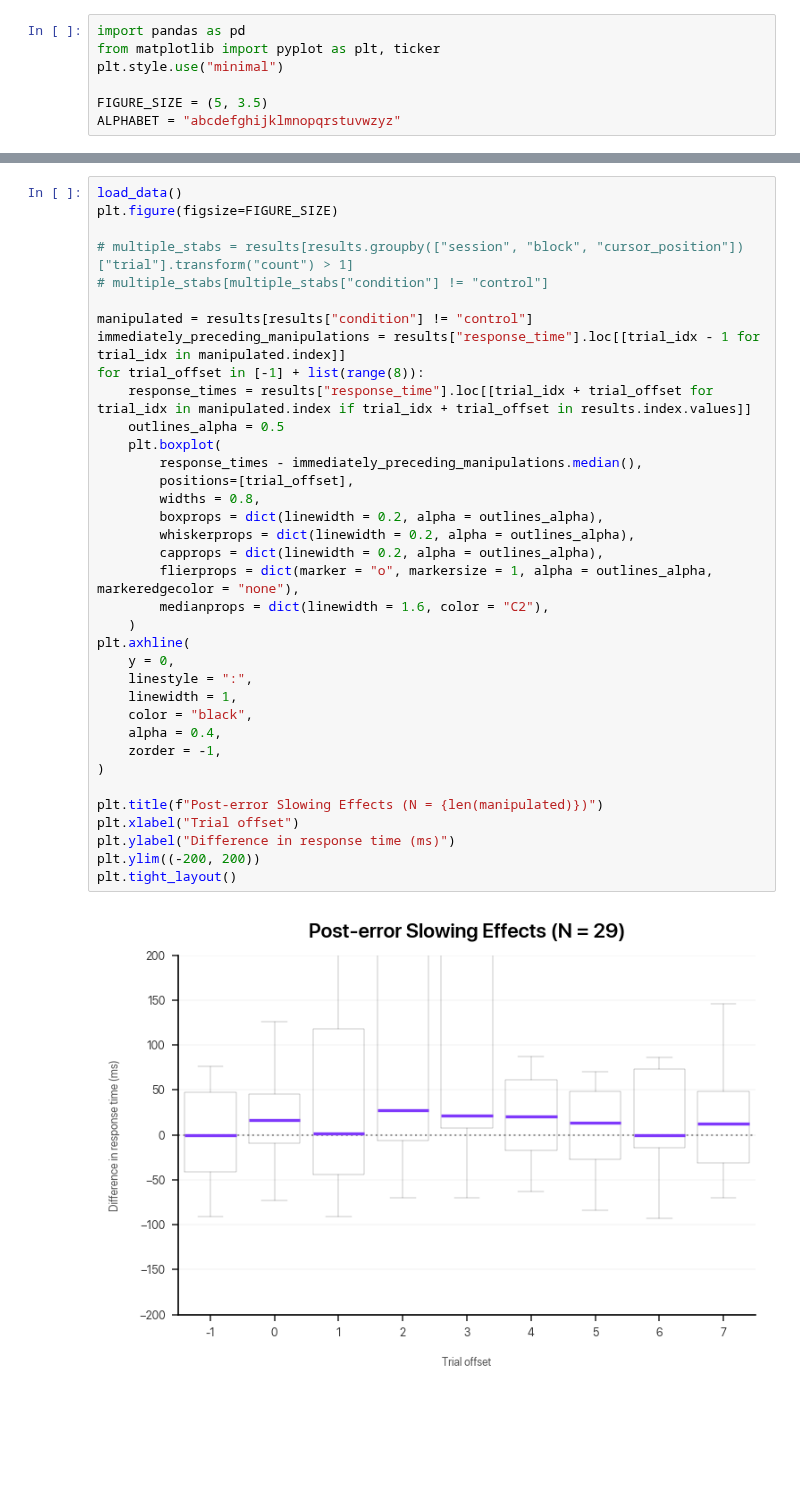
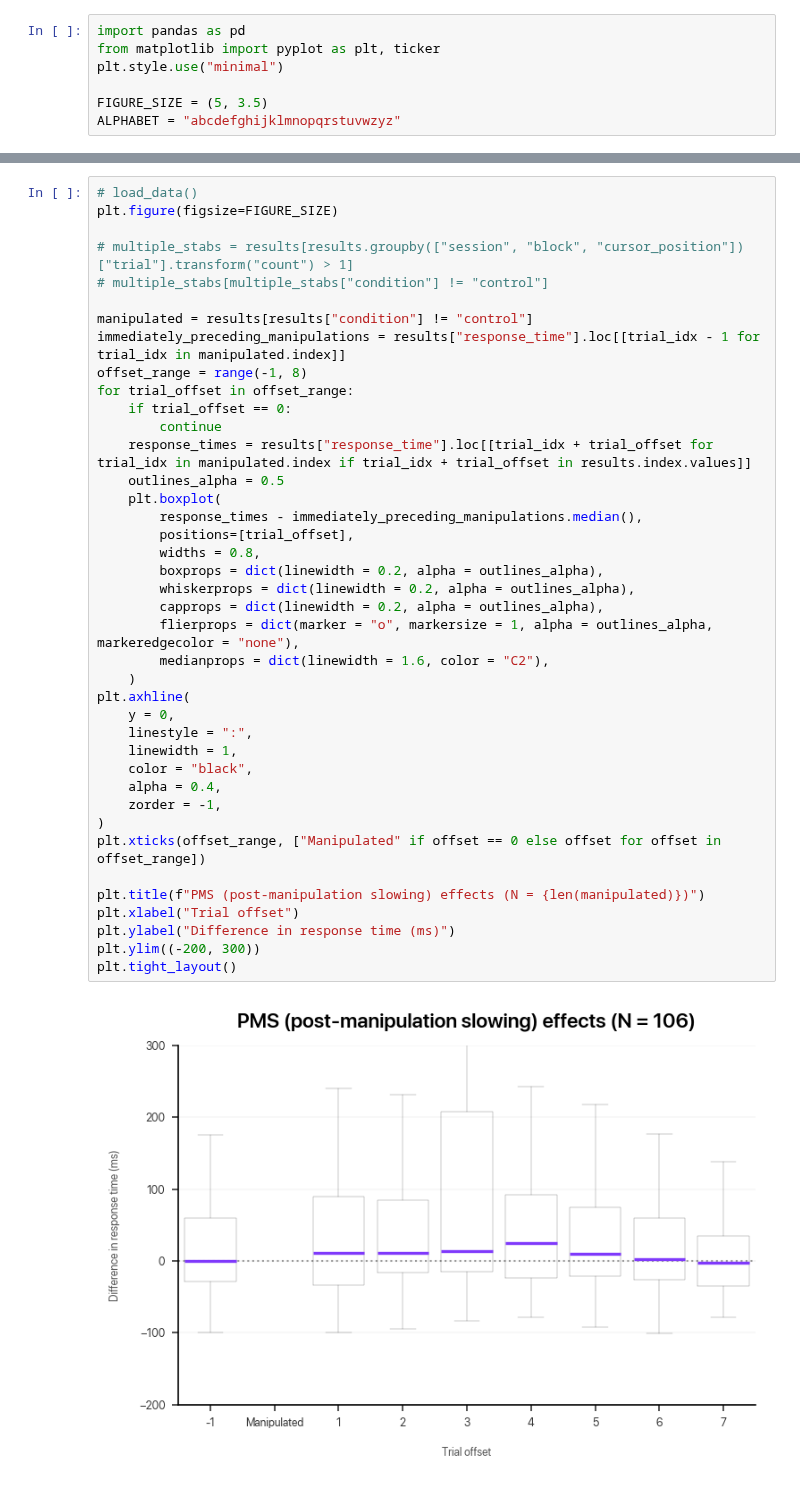
Before and after one commit to dlundgaard/AuthorshipArtifice, a Jupyter notebook: data_pipeline.ipynb, the cells around one changed output, grey strips where cells are left out. Drawn from its saved outputs; the diff is of its cells as text; blank space fills up the shorter version.

Commit message:
corrected "post-error slowing" to "post-manipulation slowing" in analysis

```diff
--- a/data_pipeline.ipynb
+++ b/data_pipeline.ipynb
@@ -134,39 +134,43 @@ plt.tight_layout()
 # %%
-load_data()
+# load_data()
 plt.figure(figsize=FIGURE_SIZE)
 
 # multiple_stabs = results[results.groupby(["session", "block", "cursor_position"])["trial"].transform("count") > 1]
 # multiple_stabs[multiple_stabs["condition"] != "control"]
 
 manipulated = results[results["condition"] != "control"]
 immediately_preceding_manipulations = results["response_time"].loc[[trial_idx - 1 for trial_idx in manipulated.index]]
-for trial_offset in [-1] + list(range(8)):
+offset_range = range(-1, 8)
+for trial_offset in offset_range:
+    if trial_offset == 0:
+        continue
     response_times = results["response_time"].loc[[trial_idx + trial_offset for trial_idx in manipulated.index if trial_idx + trial_offset in results.index.values]]
     outlines_alpha = 0.5
     plt.boxplot(
         response_times - immediately_preceding_manipulations.median(),
         positions=[trial_offset],
         widths = 0.8,
         boxprops = dict(linewidth = 0.2, alpha = outlines_alpha),
         whiskerprops = dict(linewidth = 0.2, alpha = outlines_alpha),
         capprops = dict(linewidth = 0.2, alpha = outlines_alpha),
         flierprops = dict(marker = "o", markersize = 1, alpha = outlines_alpha, markeredgecolor = "none"),
         medianprops = dict(linewidth = 1.6, color = "C2"),
     )
 plt.axhline(
     y = 0,
     linestyle = ":",
     linewidth = 1,
     color = "black",
     alpha = 0.4,
     zorder = -1,
 )
+plt.xticks(offset_range, ["Manipulated" if offset == 0 else offset for offset in offset_range])
 
-plt.title(f"Post-error Slowing Effects (N = {len(manipulated)})")
+plt.title(f"PMS (post-manipulation slowing) effects (N = {len(manipulated)})")
 plt.xlabel("Trial offset")
 plt.ylabel("Difference in response time (ms)")
-plt.ylim((-200, 200))
+plt.ylim((-200, 300))
 plt.tight_layout()
 # %% [output]
-[figure, old version]
+[figure, new version]
 # %%
```
Also changed, not shown: parts of 6 cells of this notebook.
